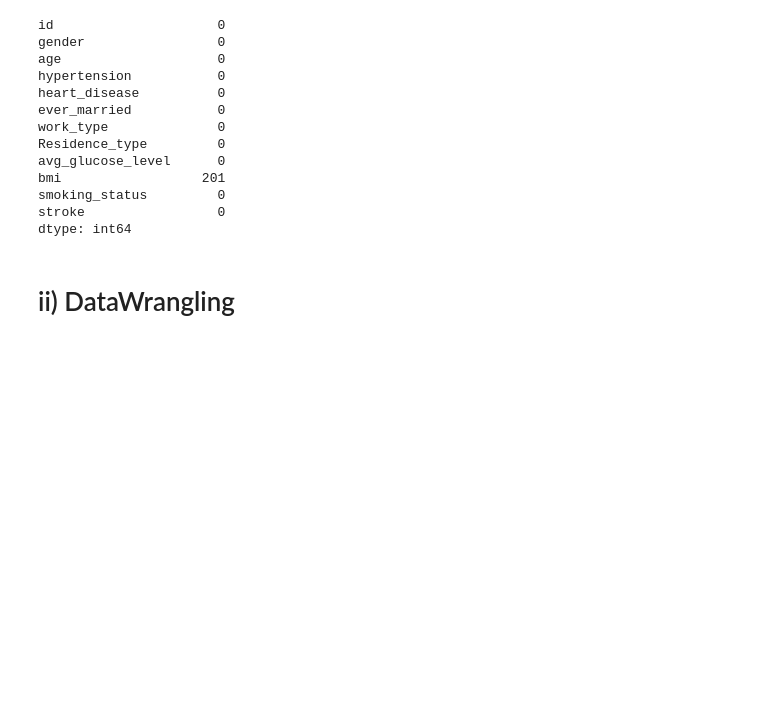
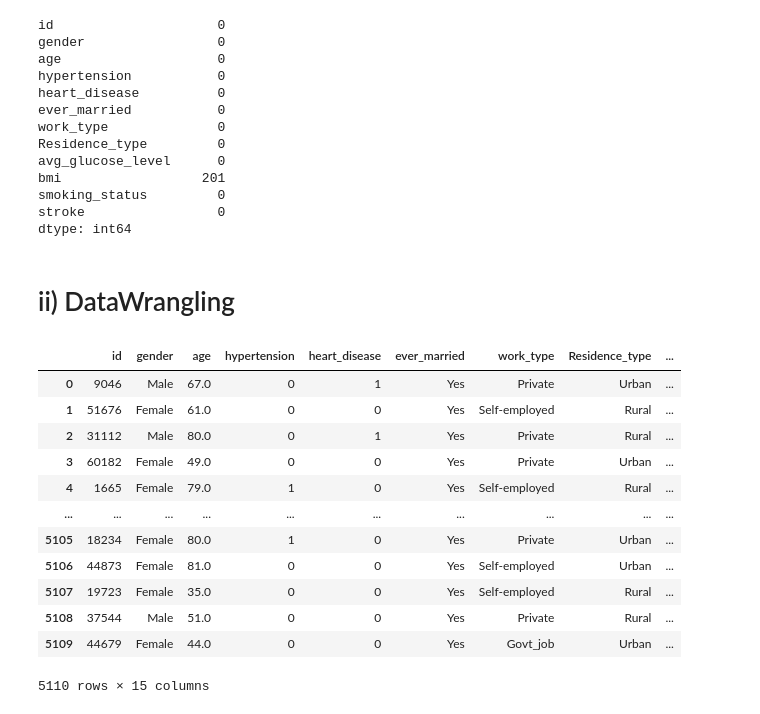
Before and after one commit to CarlosLeguiz/StrokePrediction, a Jupyter notebook: StrokePrediction.ipynb, the cells around one changed output. Cells and saved outputs as stored; diff of their text form; code cells hidden in the pictures; blank space fills up the shorter version.

```diff
--- a/StrokePrediction.ipynb
+++ b/StrokePrediction.ipynb
@@ -115,3 +115,26 @@ stroke                 0
 dtype: int64
 # %% [markdown]
 # ii) DataWrangling
+# %%
+df['bmi'].fillna(value=round(df['bmi'].mean(),1), inplace=True) # remplazamos los NaN por el promedio en la variable bmi
+df['birth_year'] = (datetime.date.today().year - df.age).astype(int)  # creo una variable derivada de año de nacimiento usando la fecha actual menos la variable age
+df['tercera_edad'] = np.where(df['age']>= 60 , 'Yes', 'No') # creamos una variable que indique si el paciente pertenece o no a la tercera edad
+df['bmi_descripcion'] =  np.where(df['bmi']<18.5, 'Peso Bajo', # de acuerdo al indice de masa corporal (bmi) se puede clasificar el cuadro de obesidad que tiene el paciente
+                                np.where(df['bmi']<24.9, 'Ideal',
+                                np.where(df['bmi']<29.9, 'Sobre Peso',
+                                np.where(df['bmi']<39.9,  'Obesdad Severa','Obesidad Morbida'))))
+df
+# %% [output]
+|  | id | gender | age | hypertension | heart_disease | ever_married | work_type | Residence_type | ... |
+| 0 | 9046 | Male | 67.0 | 0 | 1 | Yes | Private | Urban | ... |
+| 1 | 51676 | Female | 61.0 | 0 | 0 | Yes | Self-employed | Rural | ... |
+| 2 | 31112 | Male | 80.0 | 0 | 1 | Yes | Private | Rural | ... |
+| 3 | 60182 | Female | 49.0 | 0 | 0 | Yes | Private | Urban | ... |
+| 4 | 1665 | Female | 79.0 | 1 | 0 | Yes | Self-employed | Rural | ... |
+| ... | ... | ... | ... | ... | ... | ... | ... | ... | ... |
+| 5105 | 18234 | Female | 80.0 | 1 | 0 | Yes | Private | Urban | ... |
+| 5106 | 44873 | Female | 81.0 | 0 | 0 | Yes | Self-employed | Urban | ... |
+| 5107 | 19723 | Female | 35.0 | 0 | 0 | Yes | Self-employed | Rural | ... |
+| 5108 | 37544 | Male | 51.0 | 0 | 0 | Yes | Private | Rural | ... |
+| 5109 | 44679 | Female | 44.0 | 0 | 0 | Yes | Govt_job | Urban | ... |
+5110 rows × 15 columns
```
Also changed, not shown: parts of 4 cells of this notebook.
